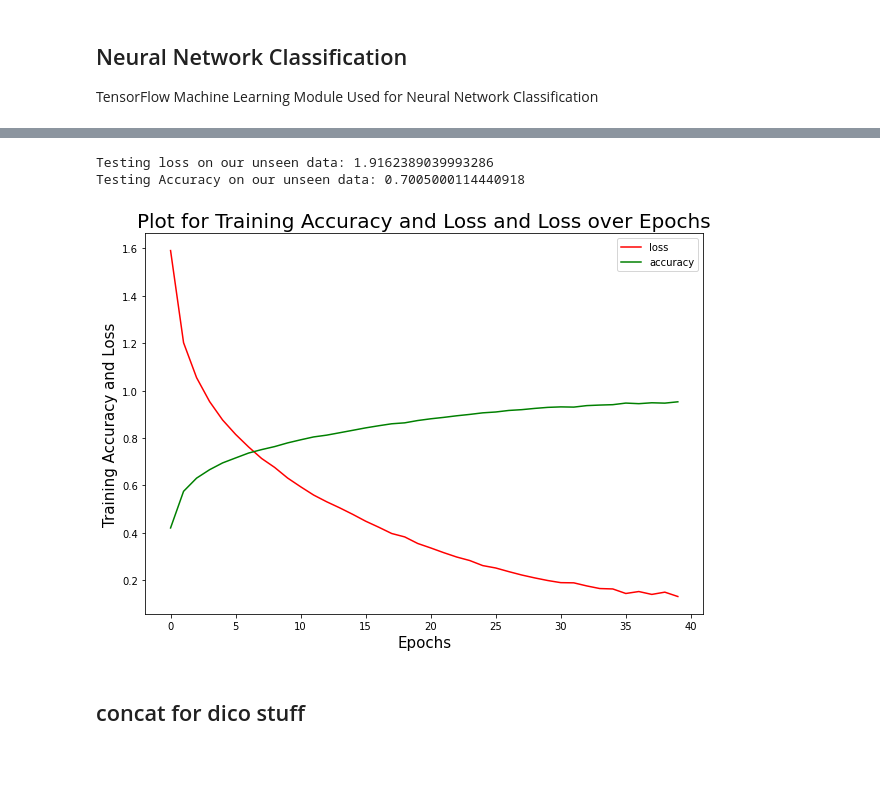
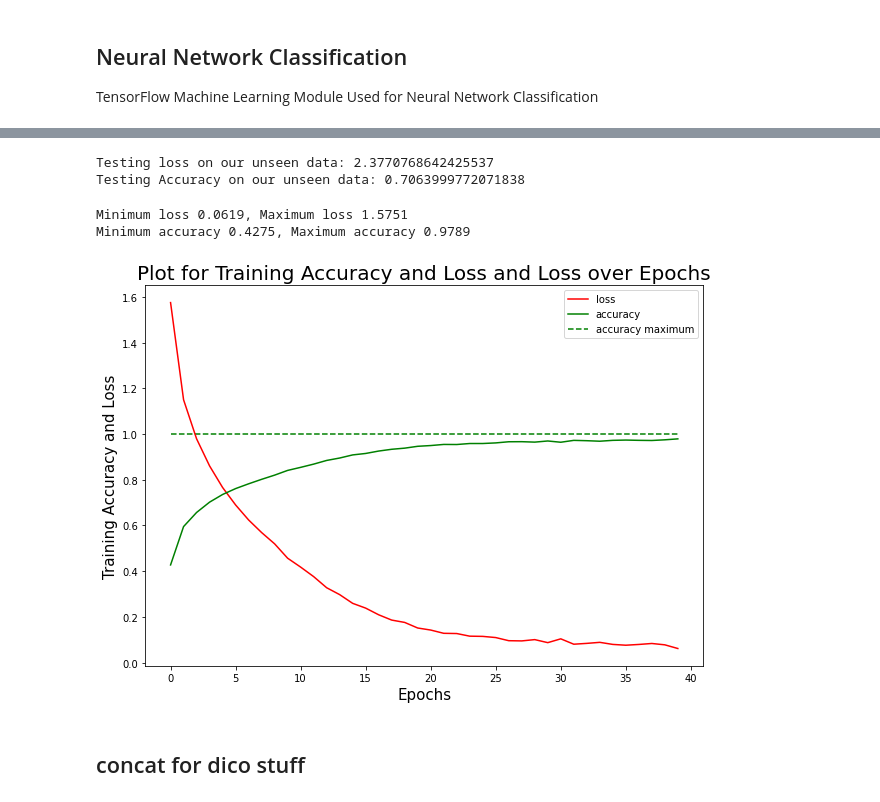
Before and after one commit to UmerFakher/INT2-Group-Project-CIFAR10, a Jupyter notebook: CIFAR10_CNN_Model_ColabShortened.ipynb, the cells around one changed output, grey strips where cells are left out. Cells and saved outputs as stored; diff of their text form; code cells hidden in the pictures; blank space fills up the shorter version.

Commit message:
Polished Training Acc and loss plot

```diff
--- a/CIFAR10_CNN_Model_ColabShortened.ipynb
+++ b/CIFAR10_CNN_Model_ColabShortened.ipynb
@@ -459,11 +459,13 @@ model = tf.keras.Sequential([
     tf.keras.layers.Input((32,32,3)), # 2D Image
 
     # Feature Extraction Convolution & Pooling layers
-    tf.keras.layers.Conv2D(filters=32, kernel_size=(3,3), activation = tf.nn.relu), #n filters, kernel_size is size of filter to detect specfic features
+    tf.keras.layers.Conv2D(filters=64, kernel_size=(3,3), activation = tf.nn.relu), #n filters, kernel_size is size of filter to detect specfic features
     tf.keras.layers.MaxPooling2D((2,2)),
-    tf.keras.layers.Conv2D(filters=64, kernel_size=(3,3), activation = tf.nn.relu),
+
+    tf.keras.layers.Conv2D(filters=128, kernel_size=(3,3), activation = tf.nn.relu),
     tf.keras.layers.MaxPooling2D((2,2)),
-    tf.keras.layers.Conv2D(filters=128, kernel_size=(3,3), activation = tf.nn.relu),
+
+    tf.keras.layers.Conv2D(filters=256, kernel_size=(3,3), activation = tf.nn.relu),
     tf.keras.layers.MaxPooling2D((2,2)),
 
     # Classification Layer
@@ -532,37 +534,44 @@ validation_loss, validation_accuracy = model.evaluate(testing_data, testing_labe
 print("Testing loss on our unseen data: {}".format(validation_loss))
 print("Testing Accuracy on our unseen data: {}".format(validation_accuracy))
 # %% [output]
-Testing loss on our unseen data: 1.9162389039993286
-Testing Accuracy on our unseen data: 0.7005000114440918
+Testing loss on our unseen data: 2.3770768642425537
+Testing Accuracy on our unseen data: 0.7063999772071838
 # %%
 # Accuracy and Loss plotting
 
 # print(training_history.history.keys()) # dict_keys(['loss', 'accuracy'])
 
 def plot_acc_loss(history, history_keys, colours, title, x_label, y_label, width = 10, height = 7):
     plt.rcParams['figure.figsize'] = [width, height]
 
     fig, ax = plt.subplots()
 
     for key, colour in zip(history_keys, colours):
         ax.plot(history.history[key], c=colour, label=key)
+        print("Minimum {k} {mini}, Maximum {k} {maxi}".format(k = key, mini = round(min(history.history[key]), 4), maxi = round(max(history.history[key]), 4)))
+        if key == 'accuracy':
+            ax.hlines(y=1.0, xmin=np.argmin(history.history[key]), xmax=np.argmax(history.history[key]),
+                      colors=colour, linestyles='dashed', label=key+" maximum")
 
     ax.legend()
     ax.set_xlabel(x_label, size=15)
     ax.set_ylabel(y_label, size=15)
     ax.set_title(title, size=20)
     plt.show()
+
 
 def plot_title_creater(x_label, y_label):
     return "Plot for {} and Loss over {}".format(y_label, x_label)
 
 x_axis_text = "Epochs"
 y_axis_text = "Training Accuracy and Loss"
 plot_title = plot_title_creater(x_axis_text, y_axis_text)
 
 plot_acc_loss(training_history, training_history.history.keys(), ['r', 'g'], plot_title, x_axis_text, y_axis_text)
 # %% [output]
+Minimum loss 0.0619, Maximum loss 1.5751
+Minimum accuracy 0.4275, Maximum accuracy 0.9789
-[figure, old version]
+[figure, new version]
 # %% [markdown]
 ## concat for dico stuff
 # %%
```
Also changed, not shown: parts of 5 cells of this notebook.
